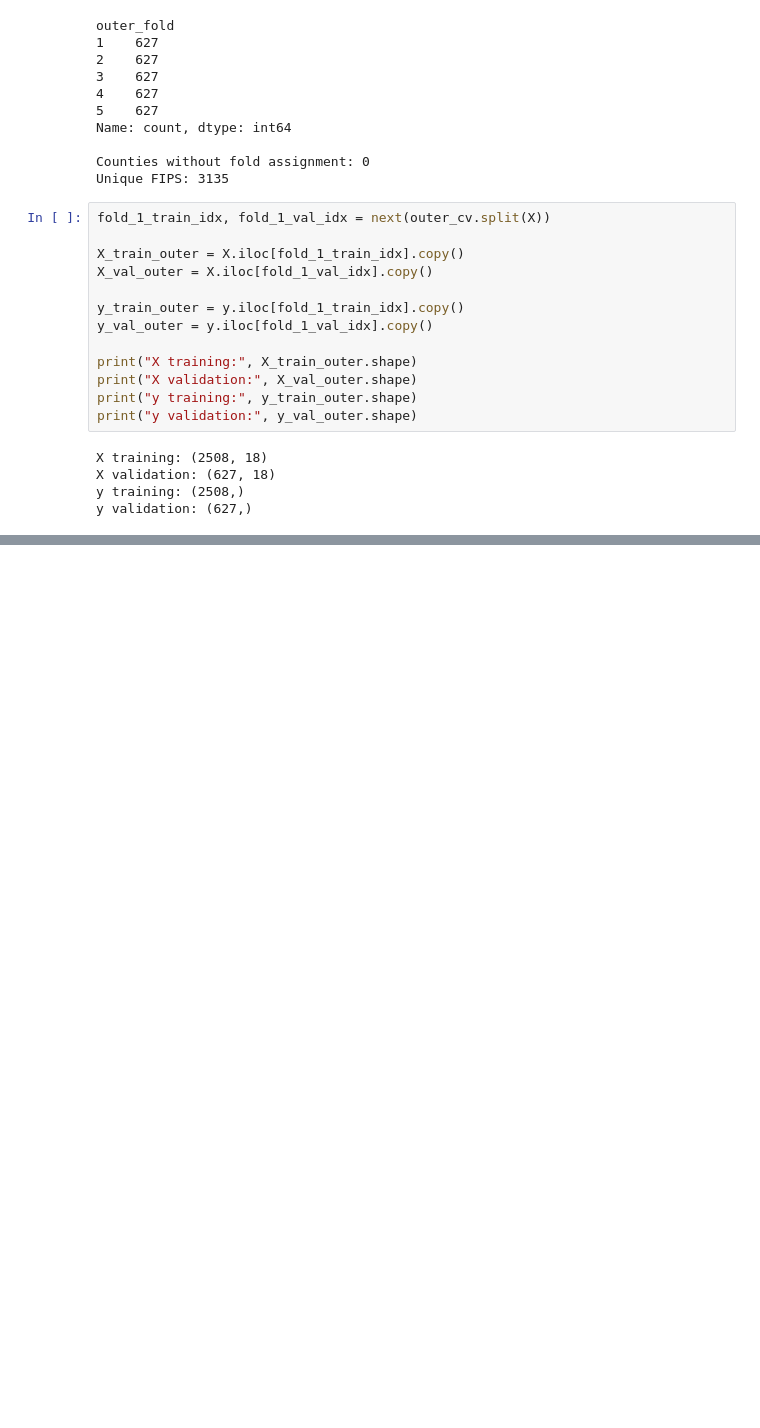
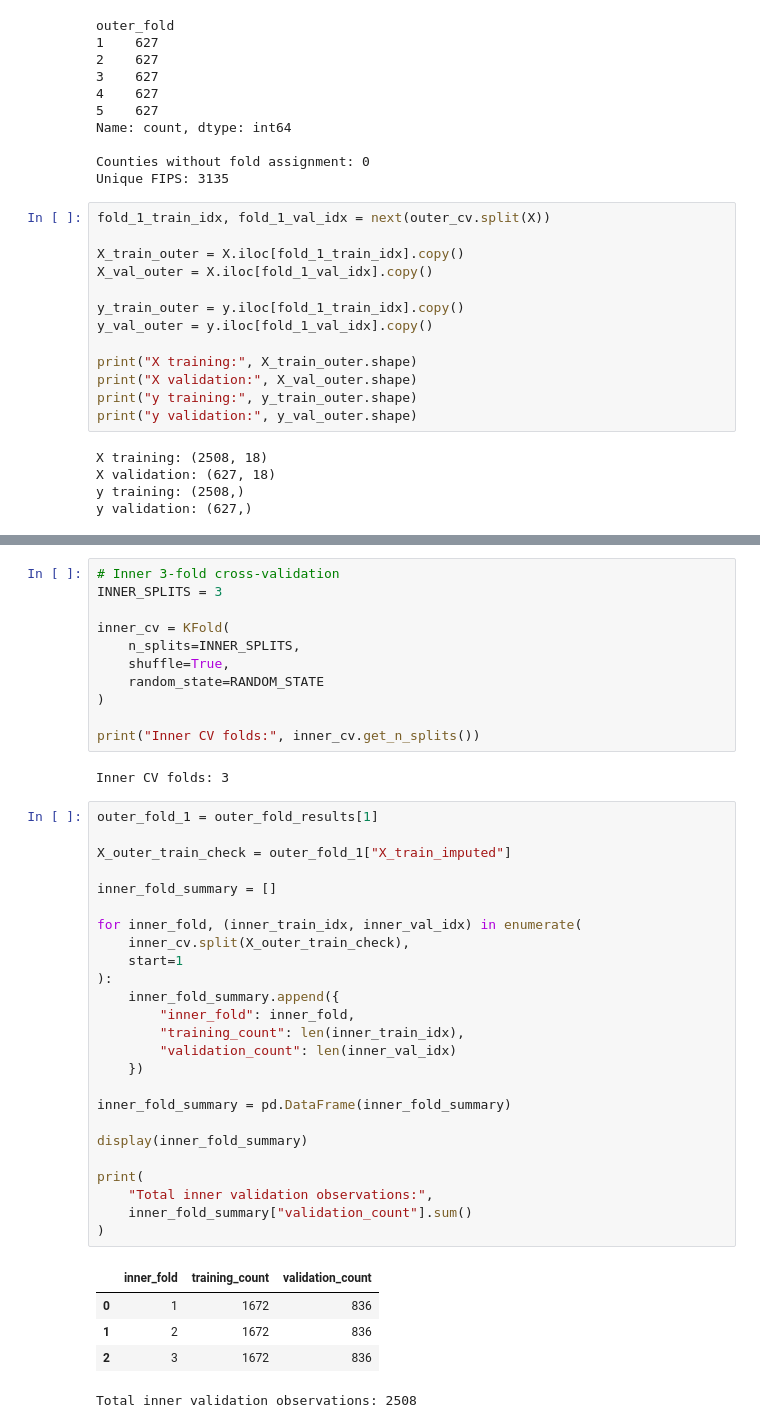
Before and after one commit to ChelcRose/county-obesity-prediction, a Jupyter notebook: notebooks/03_nested_cv_preprocessing.ipynb, the cells around one changed output, grey strips where cells are left out. Saved outputs shown, nothing was run; the diff lists cells and outputs as text; blank space fills up the shorter version.

```diff
--- a/notebooks/03_nested_cv_preprocessing.ipynb
+++ b/notebooks/03_nested_cv_preprocessing.ipynb
@@ -568,0 +435,44 @@ removed during the Fold 1 outlier screening.
+# %%
+# Inner 3-fold cross-validation
+INNER_SPLITS = 3
+
+inner_cv = KFold(
+    n_splits=INNER_SPLITS,
+    shuffle=True,
+    random_state=RANDOM_STATE
+)
+
+print("Inner CV folds:", inner_cv.get_n_splits())
+# %% [output]
+Inner CV folds: 3
+# %%
+outer_fold_1 = outer_fold_results[1]
+
+X_outer_train_check = outer_fold_1["X_train_imputed"]
+
+inner_fold_summary = []
+
+for inner_fold, (inner_train_idx, inner_val_idx) in enumerate(
+    inner_cv.split(X_outer_train_check),
+    start=1
+):
+    inner_fold_summary.append({
+        "inner_fold": inner_fold,
+        "training_count": len(inner_train_idx),
+        "validation_count": len(inner_val_idx)
+    })
+
+inner_fold_summary = pd.DataFrame(inner_fold_summary)
+
+display(inner_fold_summary)
+
+print(
+    "Total inner validation observations:",
+    inner_fold_summary["validation_count"].sum()
+)
+# %% [output]
+|  | inner_fold | training_count | validation_count |
+| 0 | 1 | 1672 | 836 |
+| 1 | 2 | 1672 | 836 |
+| 2 | 3 | 1672 | 836 |
+Total inner validation observations: 2508
```
Also changed, not shown: parts of 20 cells of this notebook.
